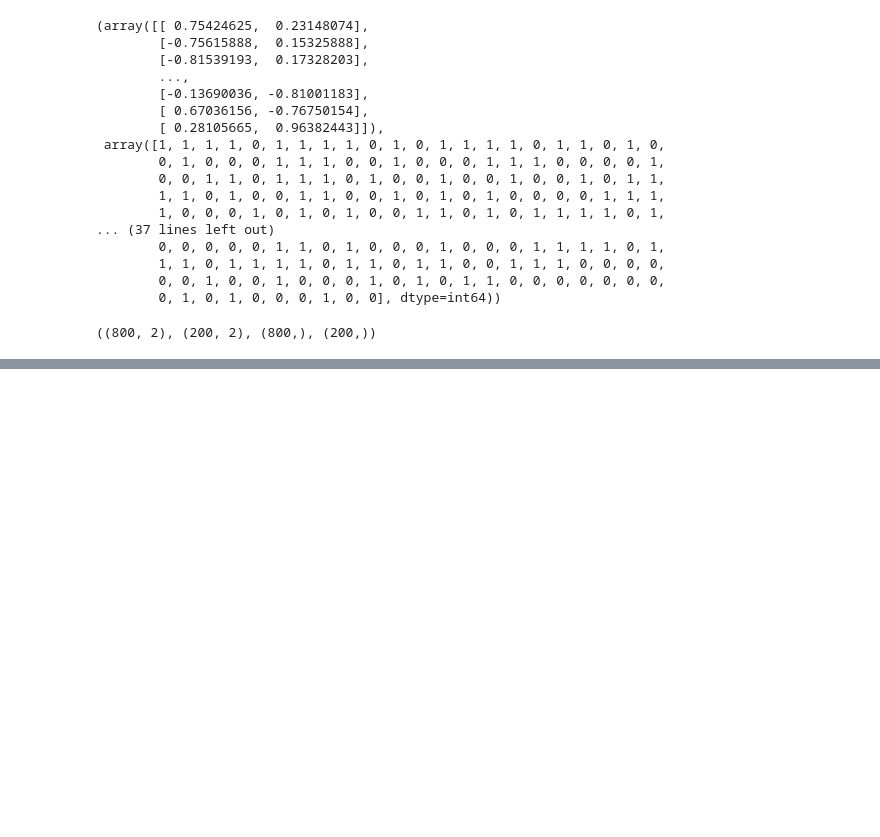
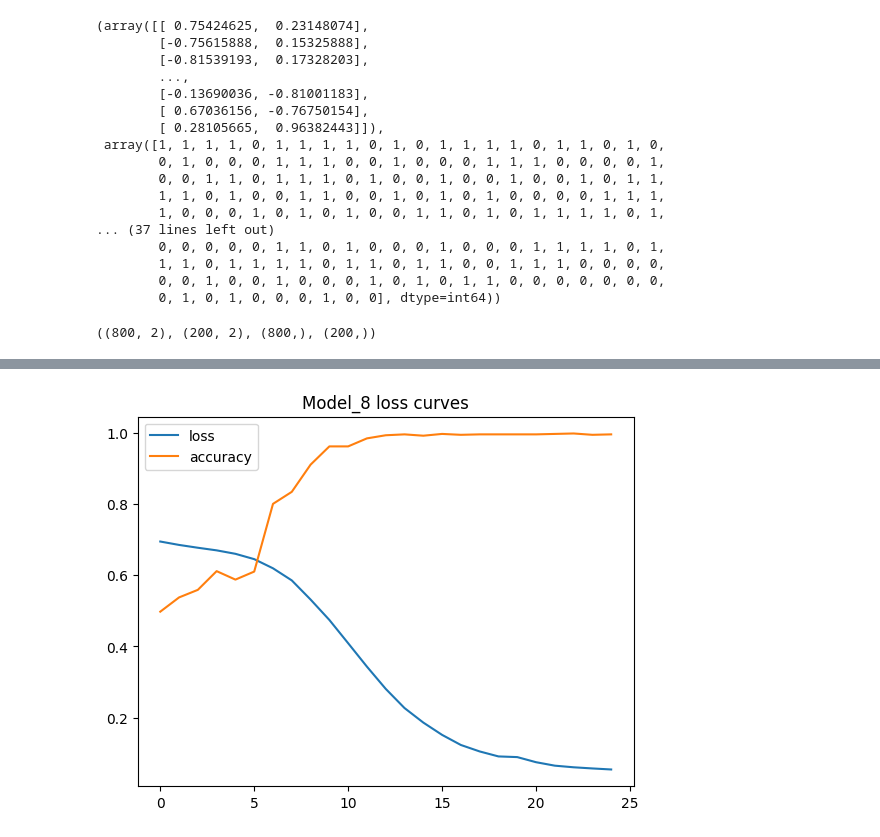
Before and after one commit to TheSeer507/MLJourney, a Jupyter notebook: 02_neural_network_classification_with_tensorflow.ipynb, the cells around one changed output, grey strips where cells are left out. Cells and saved outputs as stored; diff of their text form; code cells hidden in the pictures; blank space fills up the shorter version.

```diff
--- a/02_neural_network_classification_with_tensorflow.ipynb
+++ b/02_neural_network_classification_with_tensorflow.ipynb
@@ -785,0 +828,6 @@ Doing Binary Classification
+# %%
+# Plot the loss curves
+pd.DataFrame(history.history).plot()
+plt.title("Model_8 loss curves");
+# %% [output]
+[figure, added]
```
Also changed, not shown: parts of 38 cells of this notebook.
